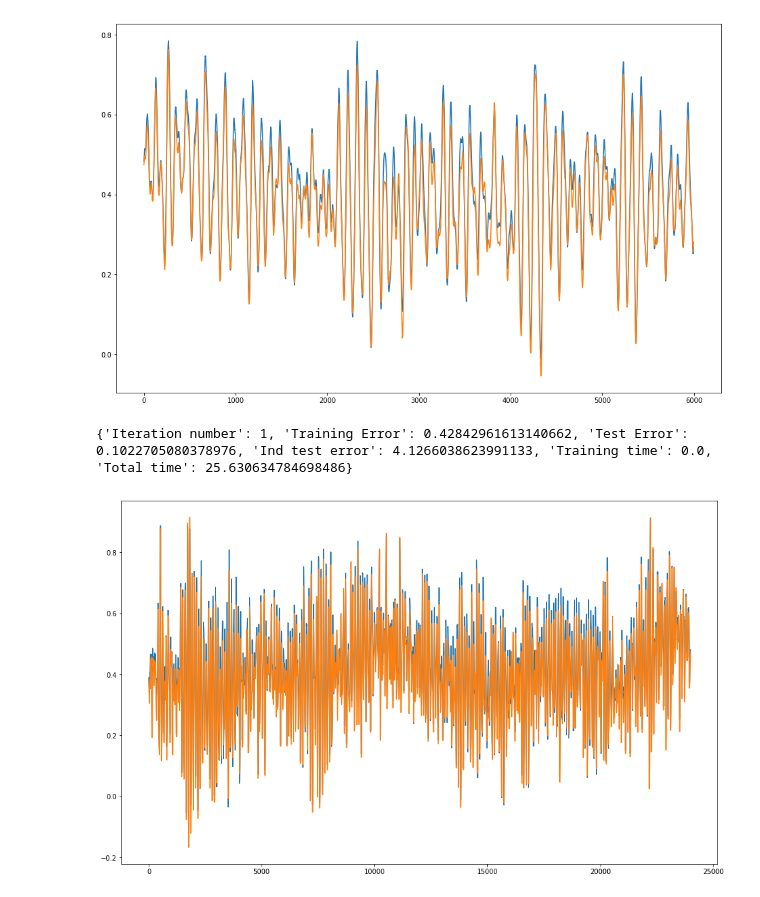
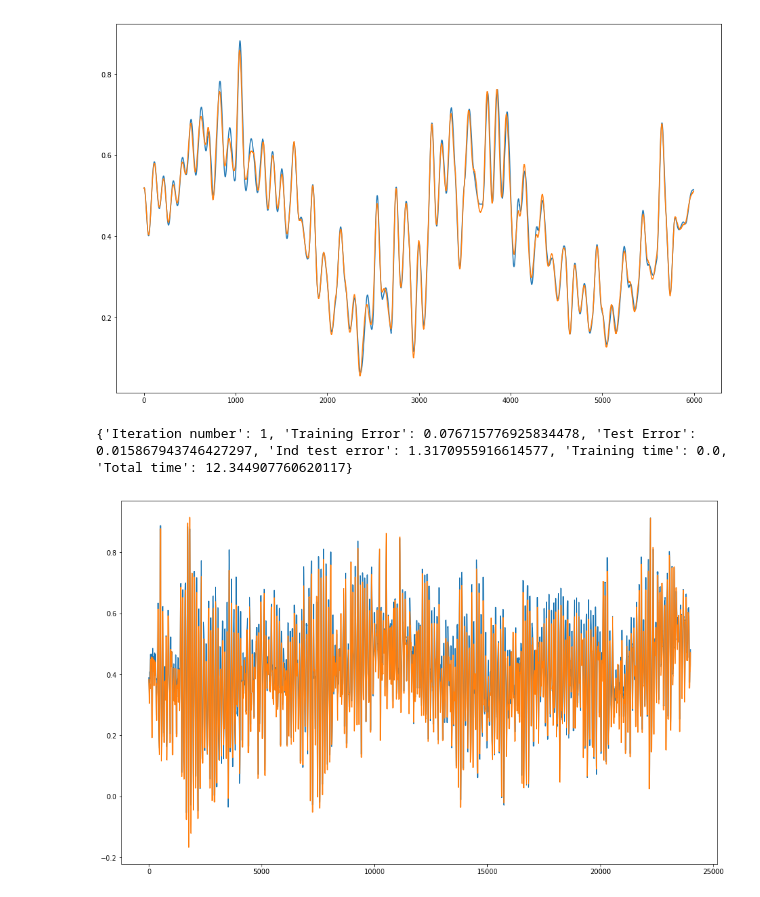
Before and after one commit to endrehp/FEM-ML2, a Jupyter notebook: RNN_velocity.ipynb, the cells around one changed output. Cells and saved outputs as stored; diff of their text form; code cells hidden in the pictures.

```diff
--- a/RNN_velocity.ipynb
+++ b/RNN_velocity.ipynb
@@ -292,0 +309,15 @@ df
+# %%
+new_model = Sequential()
+new_model.add(LSTM(100, batch_input_shape=(1, d, n_features), stateful = True))
+new_model.add(Dense(len(y_train[0,:])))
+
+new_model.set_weights(model.get_weights())
+
+training_time = time.time() - ts
+
+#Evaluate model both dependent and independent training and test errors
+
+#pred_ind_all_train = new_independent_predictions(x_train)
+pred_ind_all = new_independent_predictions(x_test)
+pred_ind = pred_ind_all[:, 0:n_nodes]
+#pred_ind_train = pred_ind_all_train[:, 0:n_nodes]
@@ -292,0 +338,12 @@ df
+# %%
+new_model = Sequential()
+new_model.add(LSTM(100, batch_input_shape=(1, d, n_features), stateful = False))
+new_model.add(Dense(len(y_train[0,:])))
+
+new_model.set_weights(model.get_weights())
+
+pred_ind_all = new_independent_predictions(x_test)
+pred_ind = pred_ind_all[:, 0:n_nodes]
+
+ind_error = get_error(pred_ind, y_test[0:len(pred_ind[:,0]),0:n_nodes])
+print(ind_error)
@@ -294,14 +362,14 @@ df
 ######################### BATCH TESTING ########################################
 
 n_batches = 1
-#d = 8
+d = 10
 
 t0 = time.time()
 for iteration in range(n_batches):
 
-    df_D = pd.read_csv('../training_batches/rrD' + str(iteration+1) + '.csv')
-    df_F = pd.read_csv('../training_batches/rrF' + str(iteration+1) + '.csv')
-    df_Dt = pd.read_csv('../training_batches/rrDt' + str(iteration+1) + '.csv')
+    df_D = pd.read_csv('../training_batches/D' + str(iteration+1) + '.csv')
+    df_F = pd.read_csv('../training_batches/F' + str(iteration+1) + '.csv')
+    df_Dt = pd.read_csv('../training_batches/Dt' + str(iteration+1) + '.csv')
 
     DF, Dy = prepare_training_data(df_F, df_D, df_Dt, d)
 
@@ -322,35 +390,35 @@ for iteration in range(n_batches):
     pred_train = pred_train_all[:, 0:n_nodes]
     pred_train_u = y_scaler.inverse_transform(pred_train_all)[:, 0:n_nodes]
 
     pred_test_all = model.predict(x_test)
     pred_test = pred_test_all[:, 0:n_nodes]
     pred_test_u = y_scaler.inverse_transform(pred_test_all)[:, 0:n_nodes]
 
     pred_ind_all = independent_predictions(x_test)
     pred_ind = pred_ind_all[:, 0:n_nodes]
     pred_ind_u = y_scaler.inverse_transform(pred_ind_all)[:, 0:n_nodes]
 
     y_test_u = y_scaler.inverse_transform(y_test)[:, 0:n_nodes]
 
     training_error = get_error(pred_train, y_train[:,0:n_nodes])
     test_error = get_error(pred_test, y_test[:,0:n_nodes])
     ind_error = get_error(pred_ind, y_test[0:len(pred_ind[:,0]),0:n_nodes])
 
     plt.figure(figsize=(16,10))
     #plt.plot(pred_test[:,n_nodes-1], 'x')
     plt.plot(pred_ind[:,n_nodes-1])
     plt.plot(y_test[:, n_nodes-1])
     plt.show()
 
 
     total_time = time.time() - t0
 
     info = {'Iteration number': iteration+1, 'Training Error': training_error, 'Test Error': test_error, 'Ind test error': ind_error,
             'Training time': training_time, 'Total time': total_time}
     print(info)
 # %% [output]
-[figure, old version]
+[figure, new version]
-{'Iteration number': 1, 'Training Error': 0.42842961613140662, 'Test Error': 0.1022705080378976, 'Ind test error': 4.1266038623991133, 'Training time': 0.0, 'Total time': 25.630634784698486}
+{'Iteration number': 1, 'Training Error': 0.076715776925834478, 'Test Error': 0.015867943746427297, 'Ind test error': 1.3170955916614577, 'Training time': 0.0, 'Total time': 12.344907760620117}
 # %%
 #Export results
 np.savetxt("../results/predictions.csv", pred_test_u, delimiter=",")
```
Also changed, not shown: parts of 13 cells of this notebook, 13 other files.
